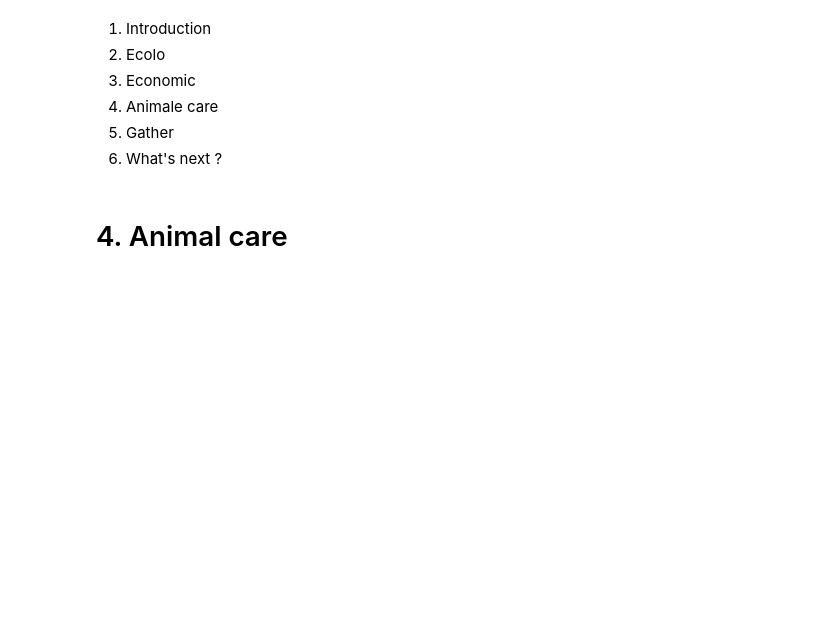
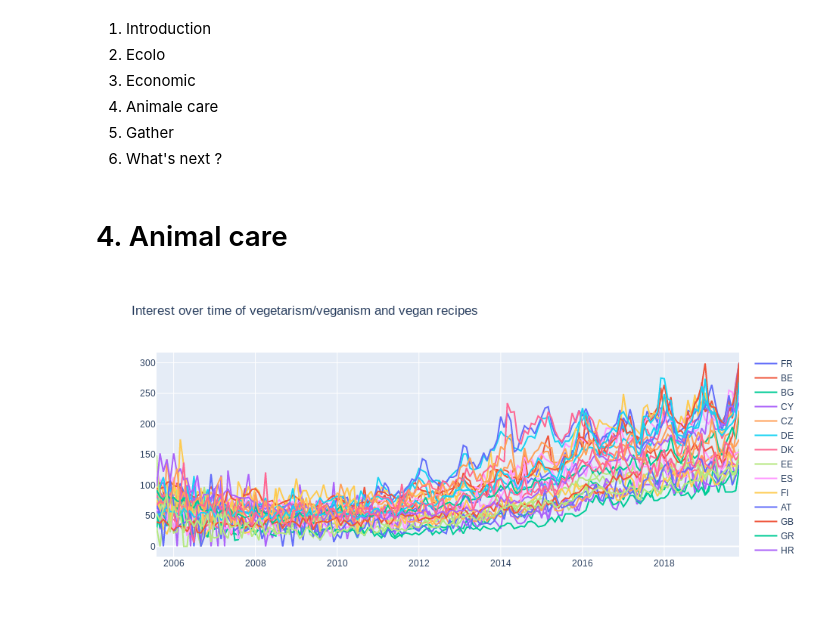
Before and after one commit to ElCabrino/ADA-Project-1, a Jupyter notebook: master.ipynb, the cells around one changed output. Drawn from its saved outputs; the diff is of its cells as text; code cells hidden in the pictures; blank space fills up the shorter version.

```diff
--- a/master.ipynb
+++ b/master.ipynb
@@ -61,6 +61,8 @@ def plot_lines(df,value_smooth, title):
     fig.update_layout(title_text=title)
     fig.show()
 # %%
-plot_lines((df_veganism+df_vegetarism+df_vegan_cook), 7, "Interest over time of vegetarism/veganism and vegan recipes")
+    plot_lines((df_veganism+df_vegetarism+df_vegan_cook), 0, "Interest over time of vegetarism/veganism and vegan recipes")
+# %% [output]
+[figure, added]
 # %%
 plot_lines((df_veganism+df_vegetarism+df_vegan_cook)[['IT', 'FR', 'GR', 'PT', 'PL']], 0, "Interest over time of vegetarism/veganism and vegan recipes")
```
Also changed, not shown: parts of 11 cells of this notebook.
